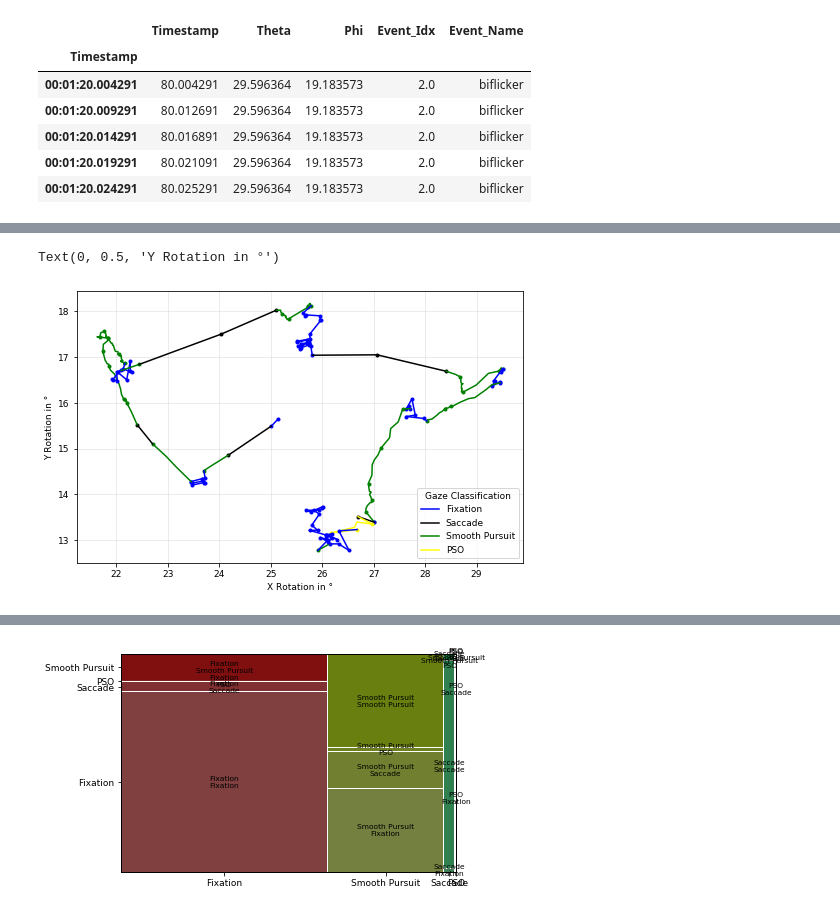
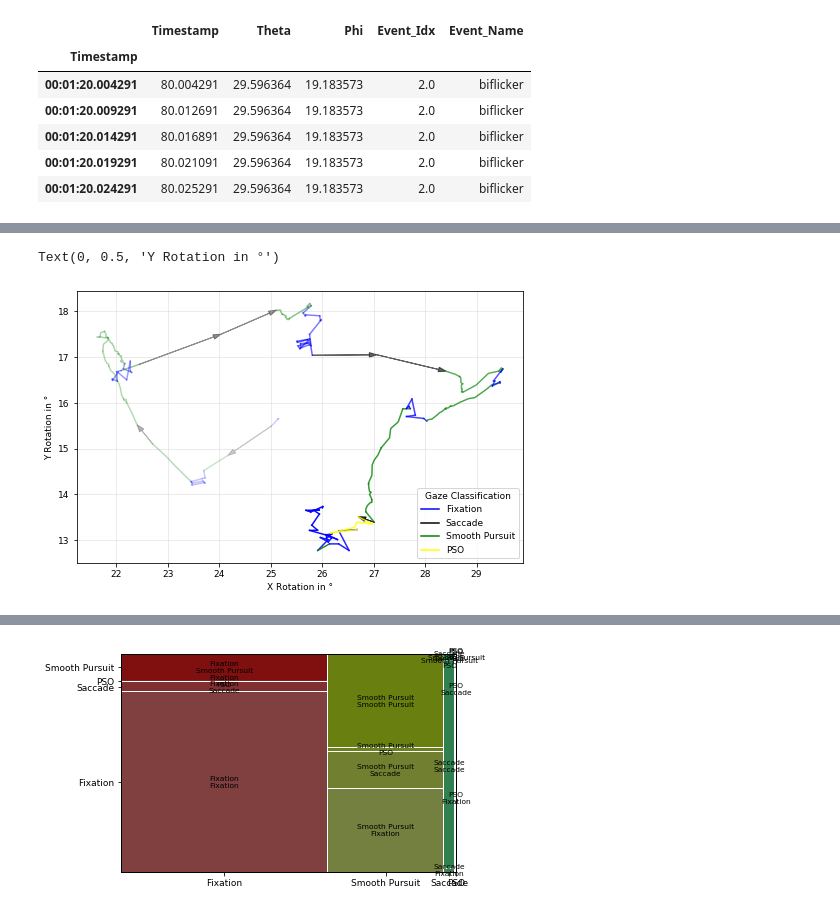
Before and after one commit to DiGyt/cateyes, a Jupyter notebook: example_pandas_workflow.ipynb, the cells around one changed output, grey strips where cells are left out. Cells and saved outputs as stored; diff of their text form; code cells hidden in the pictures.

Commit message:
Changed trajectory plotting functions to show arrows

```diff
--- a/example_pandas_workflow.ipynb
+++ b/example_pandas_workflow.ipynb
@@ -140,19 +140,19 @@ axes[1].set_xlabel("Time in seconds");
 # %%
 mask = df["Event_Name"] == "hopping 3D"
 segments = continuous_to_discrete(df["Timestamp"], df["NSLR_Segment"], df["NSLR_Class"])
 
 
 plt.figure(figsize=(8, 5))
 plot_trajectory(df[mask]["Theta"], df[mask]["Phi"], df[mask]["Timestamp"], segments,
-                show_legend=True, show_dots=True, show_clean=True, alpha_decay=0.,
+                show_legend=True, show_dots=False, show_clean=True, show_arrows=True, alpha_decay=1/150,
                 color_dict=None, ax=None, plot_kwargs=dict(linestyle="-"),
                 dot_kwargs=dict(marker="."))
 plt.grid(alpha=0.3)
 plt.xlabel("X Rotation in °")
 plt.ylabel("Y Rotation in °")
 # %% [output]
 Text(0, 0.5, 'Y Rotation in °')
-[figure, old version]
+[figure, new version]
 # %%
 df["NSLR_SP"] = (df["NSLR_Class"] == "Saccade") * 1
 df["REMODNAV_SP"] = (df["REMODNAV_Class"] == "Saccade") * 1
```
Also changed, not shown: parts of 6 cells of this notebook, 1 other file.
